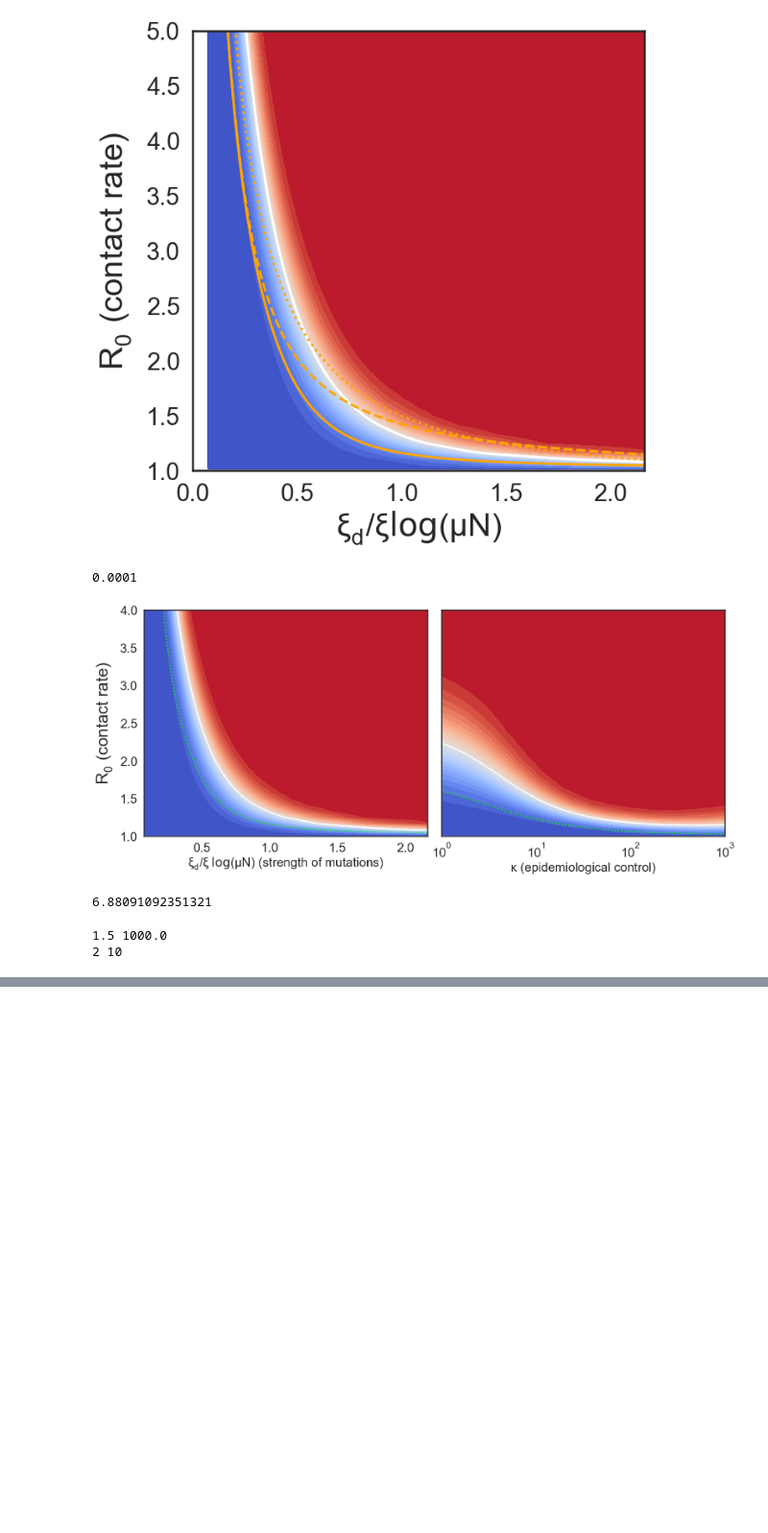
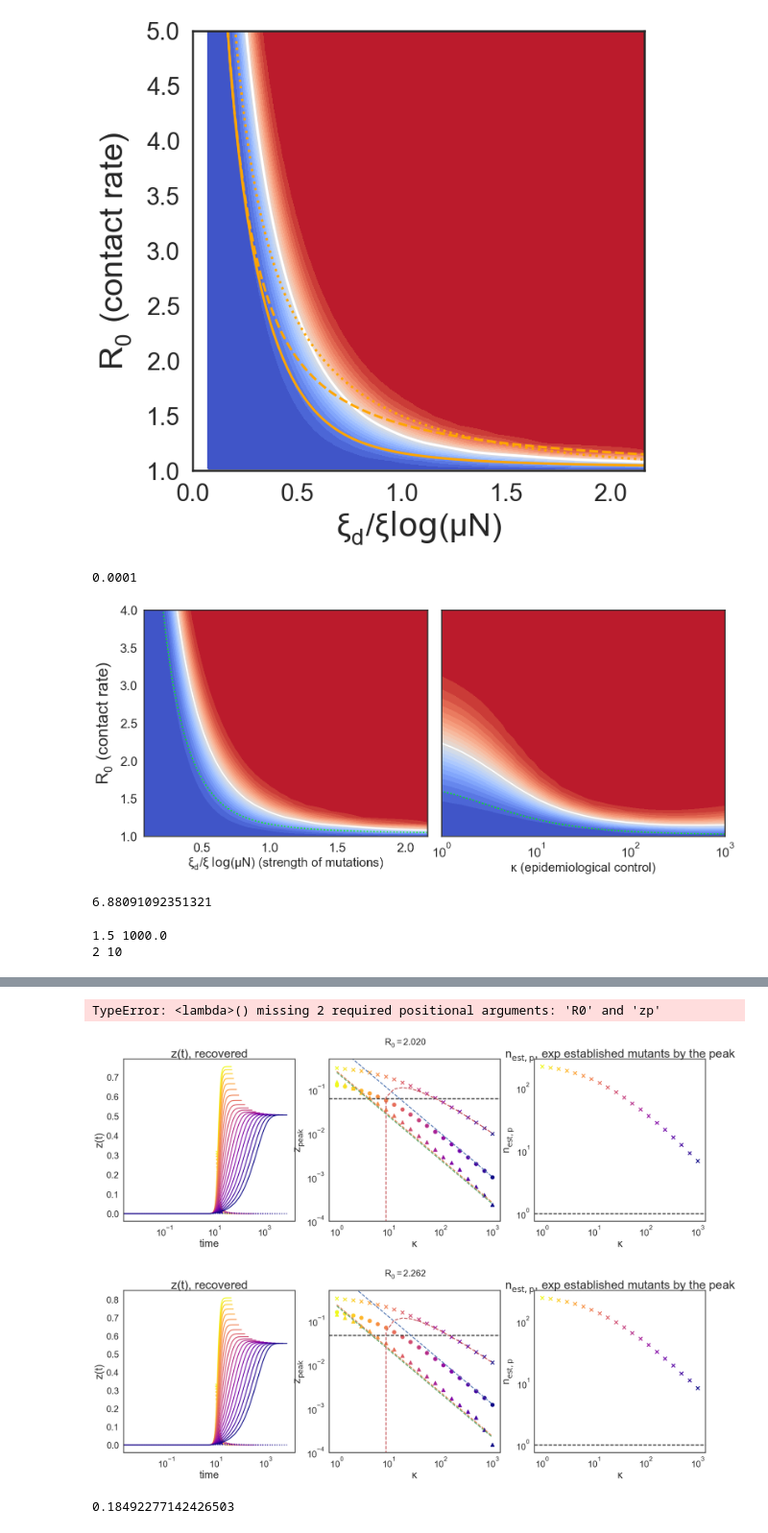
Before and after one commit to DenT94/onset_antigenic_evolution, a Jupyter notebook: Figure2/fig2.ipynb, the cells around one changed output, grey strips where cells are left out. Shown at 96% size. Drawn from its saved outputs; the diff is of its cells as text; code cells hidden in the pictures; blank space fills up the shorter version.

```diff
--- a/Figure2/phase_diagram_new_model.ipynb
+++ b/Figure2/fig2.ipynb
@@ -1018,0 +1043,8 @@ fig.show()
+# %%
+#est_to_zp = (-1 + R0)*zp**2*(-1 + R0*Log(R0/(-1 + R0)))
+#est_to_zp = lambda R0,zp: (-1 + R0)*zp**2*(-1 + R0*np.log(R0/(-1 + R0)))
+est_to_zp = lambda R0,zp: (-1 + R0)*zp*np.log(R0/(R0-1))
+# %%
+est_to_zp()
+# %% [output]
+TypeError: <lambda>() missing 2 required positional arguments: 'R0' and 'zp'
@@ -1018,0 +1053,70 @@ fig.show()
+# %%
+%autoreload
+for R0 in R0s[6:8]:
+    fig,ax= plt.subplots(1,3,figsize=(35,10))
+
+    y0 = (1-10/N, 10/N,0)
+    ts_0 = np.linspace(0,funcs.T_ext_deterministic(R0,0,N),10000)
+    x_0,y_0,z_0= odeint(funcs.model, args= (R0,0), t = ts0, y0 = y0).T
+    tp_0,zp_0 = ts_0[np.argmax(y_0)],z_0[np.argmax(y_0)]
+    yp_0 = y_0[np.argmax(y_0)]
+
+    for kappa in kappa_s_plot:
+        ts=np.linspace(0,funcs.T_ext_deterministic(R0,kappa,N),10000)
+        x,y,z= odeint(funcs.model, args= (R0,kappa), t = ts, y0 = y0).T
+        tp,zp = ts[np.argmax(y)],z[np.argmax(y)]
+        yp = y[np.argmax(y)]
+        xp =  x[np.argmax(y)]
+
+        fpp_second_eq= lambda x,y: x-(-1 - R0*y - R0*kappa*y**2 + kappa**2*y**2)/(R0*(-1 + 2*kappa*y))
+        fpp_second_solution_ind = np.argwhere(np.diff(np.sign(fpp_second_eq(x,y))) != 0).reshape(-1) + 0
+        z_second_solution = z[fpp_second_solution_ind]
+
+        ax[0].plot(ts,z,color=colors_kappa[kappa])
+        ax[0].plot(ts,y,color=colors_kappa[kappa],linestyle=':')
+
+        ax[1].scatter(kappa,zp,color=colors_kappa[kappa],marker='x')
+        ax[1].scatter(kappa,yp,color=colors_kappa[kappa],marker='o')
+        ax[1].scatter(kappa,z_second_solution[0],color=colors_kappa[kappa],marker='^')
+
+        ax[0].scatter(tp,zp,color=colors_kappa[kappa],marker='x')
+        ax[-1].scatter(kappa,mu*N*est_to_zp(R0,zp),color=colors_kappa[kappa],marker='x')
+
+    z_peaks = np.array([funcs.z_peak(R0,kappa) for kappa in kappa_s_plot])
+    #-(ProductLog[-2 E^(-1 - R0) R0]/(2 R0))
+    ax[1].axhline(-sps.lambertw(-2*np.exp(-1 - R0)*R0)/(2*R0),color='black',linestyle='--')
+    ax[1].plot(kappa_s_plot,(R0-1)/kappa_s_plot,linestyle='--')
+
+    #1/(R0 \[Kappa] + Sqrt[1 - R0 + R0^2] \[Kappa])
+    zf = lambda R0,kappa: 1/(R0*kappa + np.sqrt(1 - R0 + R0**2)*kappa)
+    ax[1].plot(kappa_s_plot,zf(R0,kappa_s_plot),linestyle='--')
+    ax[1].plot(kappa_s_plot,1/(2*R0*kappa_s_plot),linestyle='--')
+
+    ax[1].plot(kappa_s_plot,z_peaks,linestyle='--')
+
+    ax[1].set_xlabel('$\kappa$')
+    ax[1].set_ylabel('$z_\mathrm{peak}$')
+    ax[1].set_xscale('log')
+    ax[1].set_ylim(1/10000,.5)
+    ax[1].set_yscale('log')
+
+    ax[-1].axhline(1,color='black',linestyle='--')
+    ax[0].set_xscale('log')
+    ax[-1].set_xscale('log')
+    ax[-1].set_yscale('log')
+
+    ax[0].set_xlabel('time')
+    ax[0].set_ylabel('$z(t)$')
+    ax[-1].set_xlabel('$\kappa$')
+    ax[-1].set_ylabel('$n_\mathrm{est,p}$')
+
+    fig.suptitle(f'$R_0={R0:.3f}$',fontsize=30)
+    ax[0].set_title('$z(t)$, recovered')
+    ax[-1].set_title('$n_\mathrm{est,p}$, exp established mutants by the peak')
+# %% [output]
+[figure, added]
+[figure, added]
+# %%
+np.real(zv_0(3))
+# %% [output]
+0.18492277142426503
```
Also changed, not shown: parts of 23 cells of this notebook, 32 other files.
